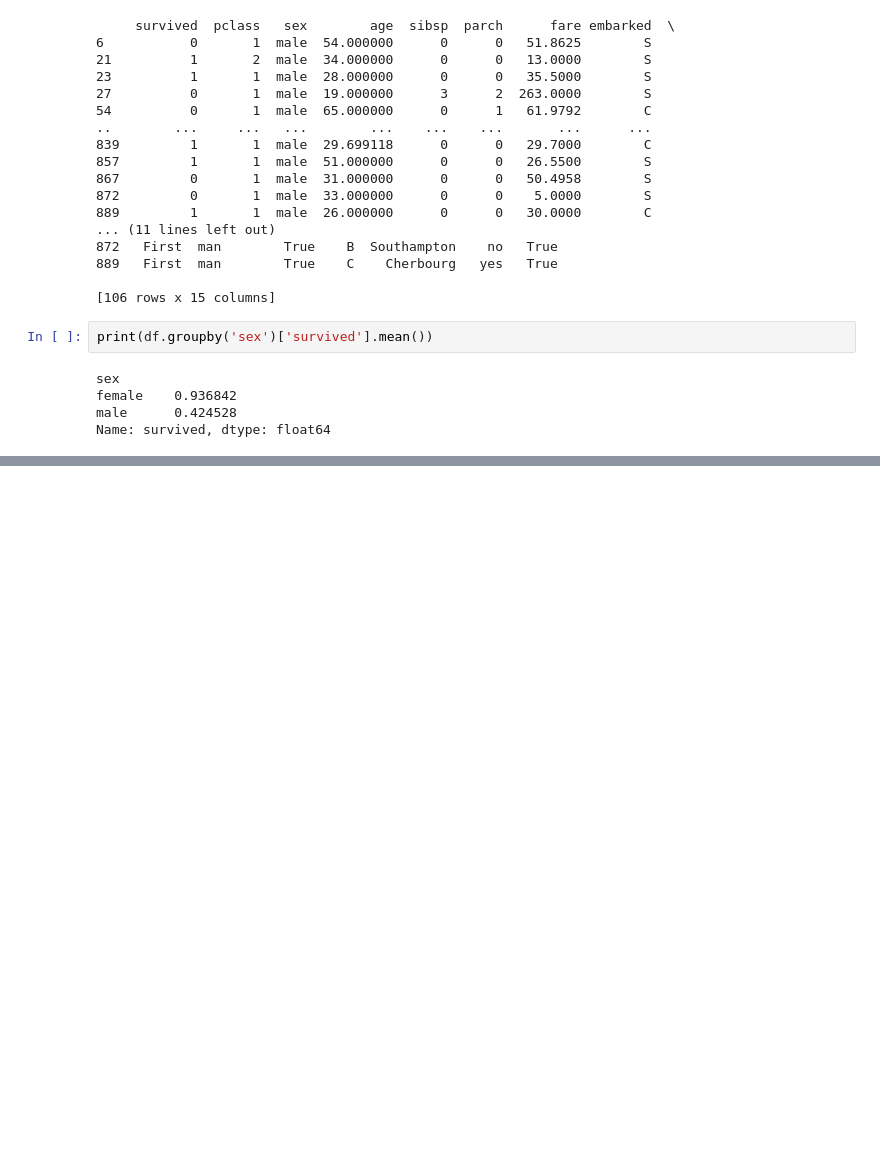
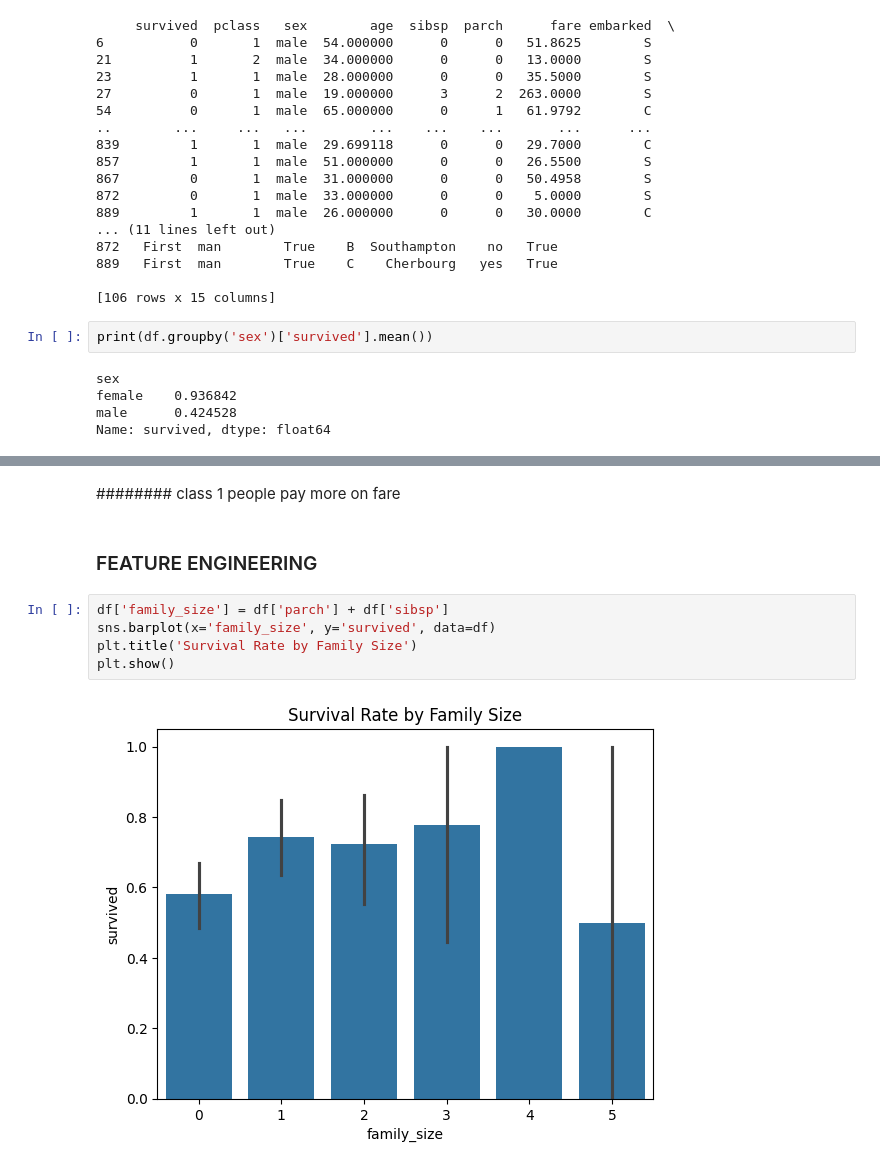
Before and after one commit to nehemmy55/titanic_data_science_project, a Jupyter notebook: Titanic_Data__Science_Project.ipynb, the cells around one changed output, grey strips where cells are left out. Saved outputs shown, nothing was run; the diff lists cells and outputs as text; blank space fills up the shorter version.

```diff
--- a/Titanic_Data__Science_Project.ipynb
+++ b/Titanic_Data__Science_Project.ipynb
@@ -166,0 +237,11 @@ Name: survived, dtype: float64
+# %% [markdown]
+########  class 1 people pay more on fare
+# %% [markdown]
+### FEATURE ENGINEERING
+# %%
+df['family_size'] = df['parch'] + df['sibsp']
+sns.barplot(x='family_size', y='survived', data=df)
+plt.title('Survival Rate by Family Size')
+plt.show()
+# %% [output]
+[figure, added]
```
Also changed, not shown: parts of 14 cells of this notebook, 1 other file.
